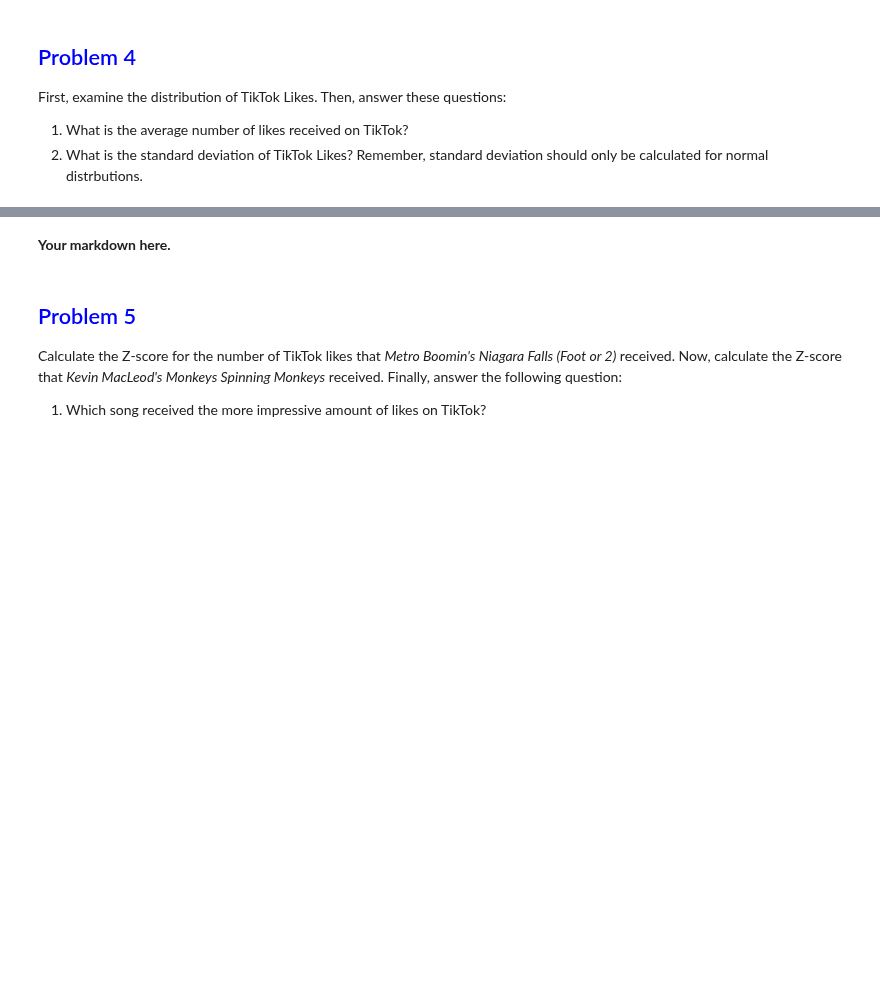
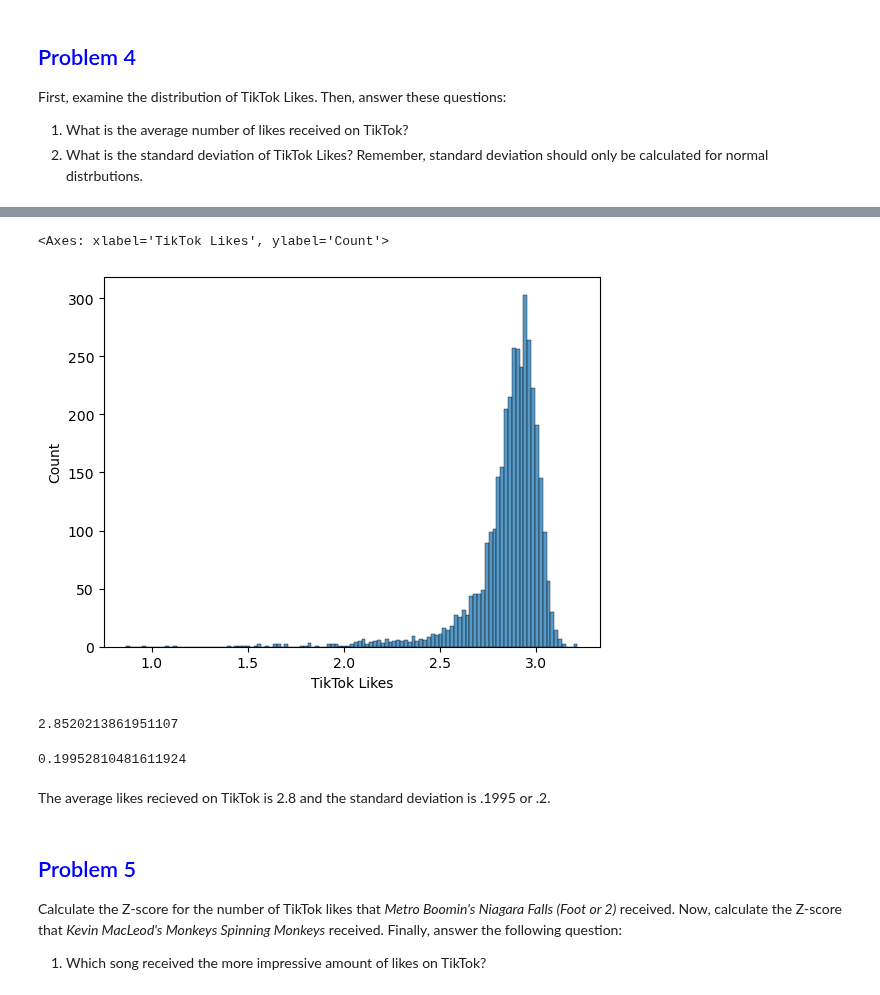
Before and after one commit to whoshilo/AI, a Jupyter notebook: Semester 1/Spotify/Problem Set - Transforming Data.ipynb, the cells around one changed output, grey strips where cells are left out. Saved outputs shown, nothing was run; the diff lists cells and outputs as text; code cells hidden in the pictures; blank space fills up the shorter version.

```diff
--- a/Semester 1/Spotify/Problem Set - Transforming Data.ipynb
+++ b/Semester 1/Spotify/Problem Set - Transforming Data.ipynb
@@ -103,7 +116,19 @@ First, examine the distribution of TikTok Likes. Then, answer these questions:
 # %%
-# Your code here.
+df['TikTok Likes'] = np.log1p(df['TikTok Likes'])
+sns.histplot(df['TikTok Likes'])
+# %% [output]
+<Axes: xlabel='TikTok Likes', ylabel='Count'>
+[figure, added]
+# %%
+df['TikTok Likes'].mean()
+# %% [output]
+2.8520213861951107
+# %%
+df['TikTok Likes'].std()
+# %% [output]
+0.19952810481611924
 # %% [markdown]
-**Your markdown here.**
+The average likes recieved on TikTok is 2.8 and the standard deviation is .1995 or .2.
 # %% [markdown]
 ## <span style="color:blue">Problem 5</span>
 
```
Also changed, not shown: parts of 18 cells of this notebook.
